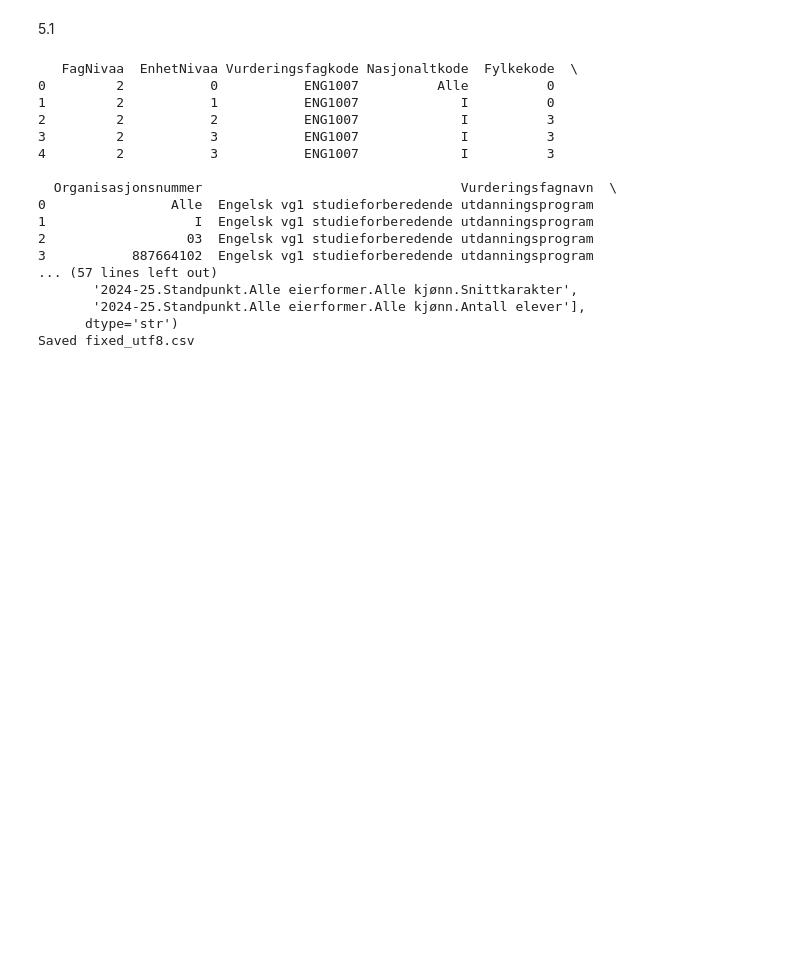
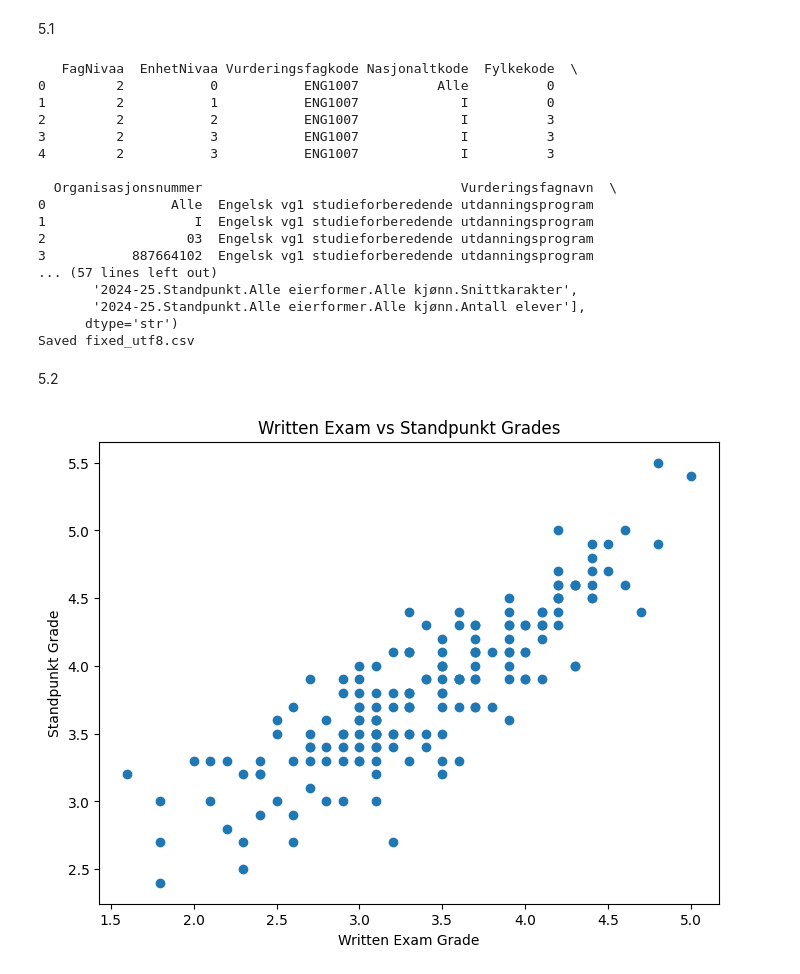
Before and after one commit to michaelSasen/python-ex, a Jupyter notebook: EKSAMEN2026/Task5.ipynb, the cells around one changed output. Saved outputs shown, nothing was run; the diff lists cells and outputs as text; code cells hidden in the pictures; blank space fills up the shorter version.

```diff
--- a/EKSAMEN2026/Task5.ipynb
+++ b/EKSAMEN2026/Task5.ipynb
@@ -42,3 +55,68 @@ print("Saved fixed_utf8.csv")
        '2024-25.Standpunkt.Alle eierformer.Alle kjønn.Antall elever'],
       dtype='str')
 Saved fixed_utf8.csv
+# %% [markdown]
+5.2
+# %%
+#pandas for data processing
+import pandas as pd
+
+#matplotlib for visualization
+import matplotlib.pyplot as plt
+
+#read the cleaned CSV file
+#sep="\t" because the file is tab-separated
+#encoding="utf-8" because we converted the file earlier
+df = pd.read_csv(
+    "fixed_utf8.csv",
+    sep="\t",
+    encoding="utf-8",
+)
+
+#column containing written exam average grades
+written_col = "2024-25.Skriftlig eksamen.Alle eierformer.Alle kjønn.Snittkarakter"
+
+#column containing standpunkt average grades
+stand_col = "2024-25.Standpunkt.Alle eierformer.Alle kjønn.Snittkarakter"
+
+#loop through both grade columns
+for col in [written_col, stand_col]:
+
+    #convert all values to strings first, this makes it possible to replace commas
+    df[col] = (
+        df[col]
+        .astype(str)
+
+        #norwegian decimals use commas (4,5), so we replace commas with dots (4.5)
+        .str.replace(",", ".", regex=False)
+    )
+
+    #convert the cleaned strings into numeric values, errors="coerce" changes invalid values into NaN
+    df[col] = pd.to_numeric(df[col], errors="coerce")
+
+#remove rows where either column has missing values, this ensures only complete rows are used in the plot
+filtered = df.dropna(subset=[written_col, stand_col])
+
+#create a new figure with custom size
+plt.figure(figsize=(8, 6))
+
+#create scatter plot: x-axis = written exam grades and y-axis = standpunkt grades
+#each dot represent one observation
+plt.scatter(
+    filtered[written_col],
+    filtered[stand_col]
+)
+
+#label for x-axis
+plt.xlabel("Written Exam Grade")
+
+#label for y-axis
+plt.ylabel("Standpunkt Grade")
+
+#title of the graph
+plt.title("Written Exam vs Standpunkt Grades")
+
+#display the plot
+plt.show()
+# %% [output]
+[figure, added]
```
Also changed, not shown: parts of 5 cells of this notebook.
